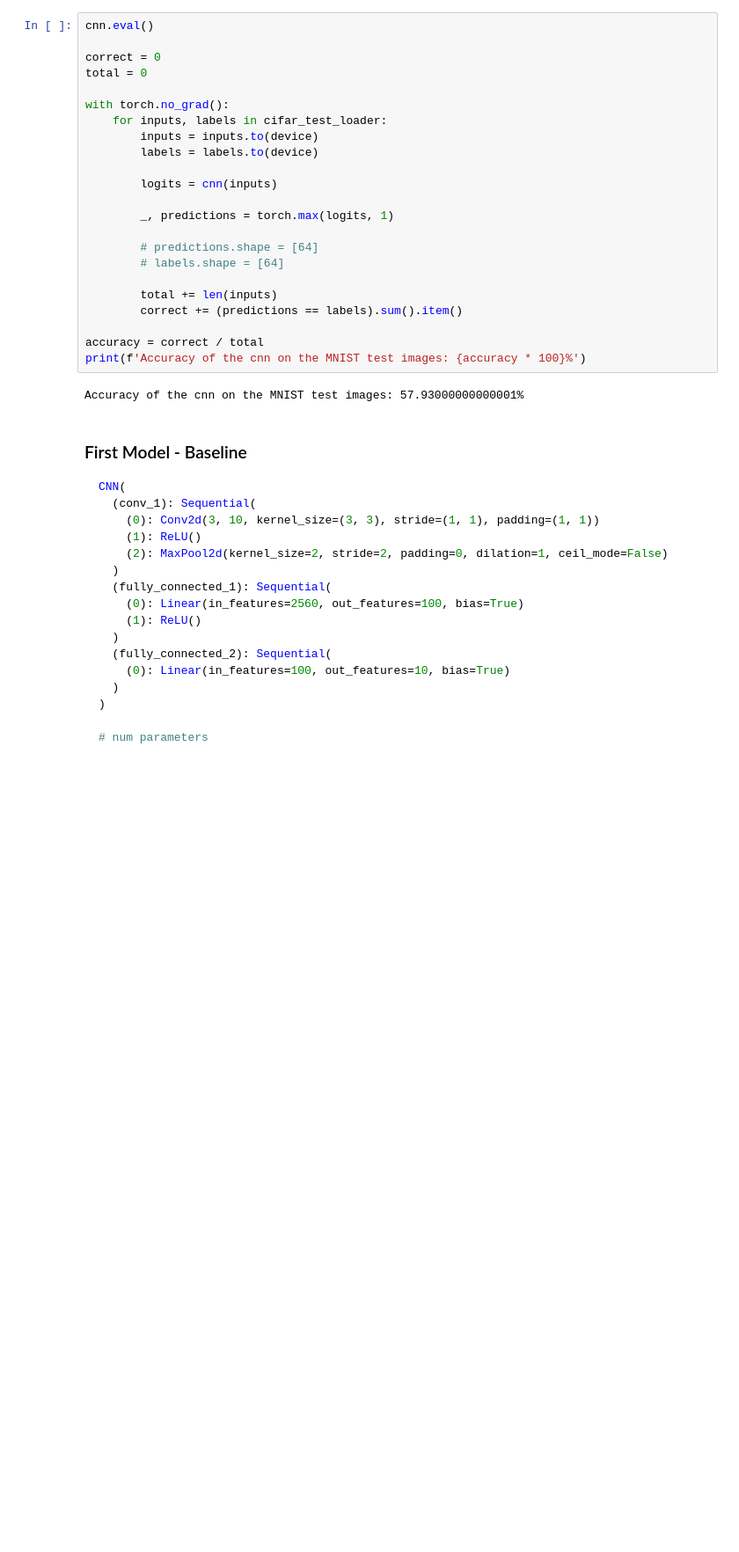
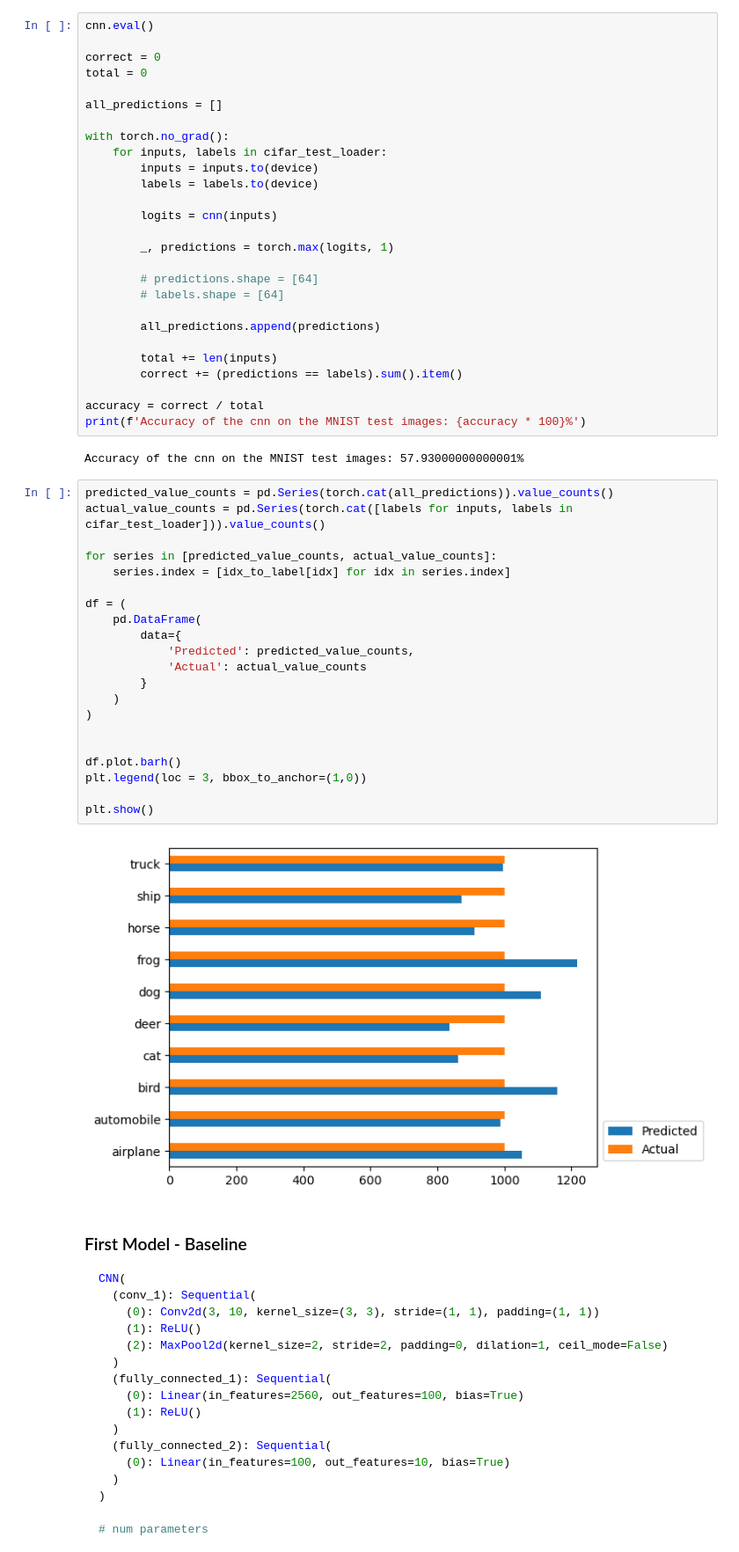
Before and after one commit to jacob-danner/machine-learning-experiments, a Jupyter notebook: CIFAR-10/CIFAR-10_ConvNetClassifier.ipynb, the cells around one changed output. Shown at 88% size. Drawn from its saved outputs; the diff is of its cells as text; blank space fills up the shorter version.

Commit message:
add plot to see what the model is getting right / wrong

````diff
--- a/CIFAR-10/CIFAR-10_ConvNetClassifier.ipynb
+++ b/CIFAR-10/CIFAR-10_ConvNetClassifier.ipynb
@@ -181,6 +184,8 @@ cnn.eval()
 
 correct = 0
 total = 0
+
+all_predictions = []
 
 with torch.no_grad():
     for inputs, labels in cifar_test_loader:
@@ -194,6 +199,8 @@ with torch.no_grad():
         # predictions.shape = [64]
         # labels.shape = [64]
 
+        all_predictions.append(predictions)
+
         total += len(inputs)
         correct += (predictions == labels).sum().item()
 
@@ -201,6 +208,29 @@ accuracy = correct / total
 print(f'Accuracy of the cnn on the MNIST test images: {accuracy * 100}%')
 # %% [output]
 Accuracy of the cnn on the MNIST test images: 57.93000000000001%
+# %%
+predicted_value_counts = pd.Series(torch.cat(all_predictions)).value_counts()
+actual_value_counts = pd.Series(torch.cat([labels for inputs, labels in cifar_test_loader])).value_counts()
+
+for series in [predicted_value_counts, actual_value_counts]:
+    series.index = [idx_to_label[idx] for idx in series.index]
+
+df = (
+    pd.DataFrame(
+        data={
+            'Predicted': predicted_value_counts,
+            'Actual': actual_value_counts
+        }
+    )
+)
+
+
+df.plot.barh()
+plt.legend(loc = 3, bbox_to_anchor=(1,0))
+
+plt.show()
+# %% [output]
+[figure, added]
 # %% [markdown]
 ### First Model - Baseline
 ```python
````
Also changed, not shown: parts of 1 cell of this notebook.
